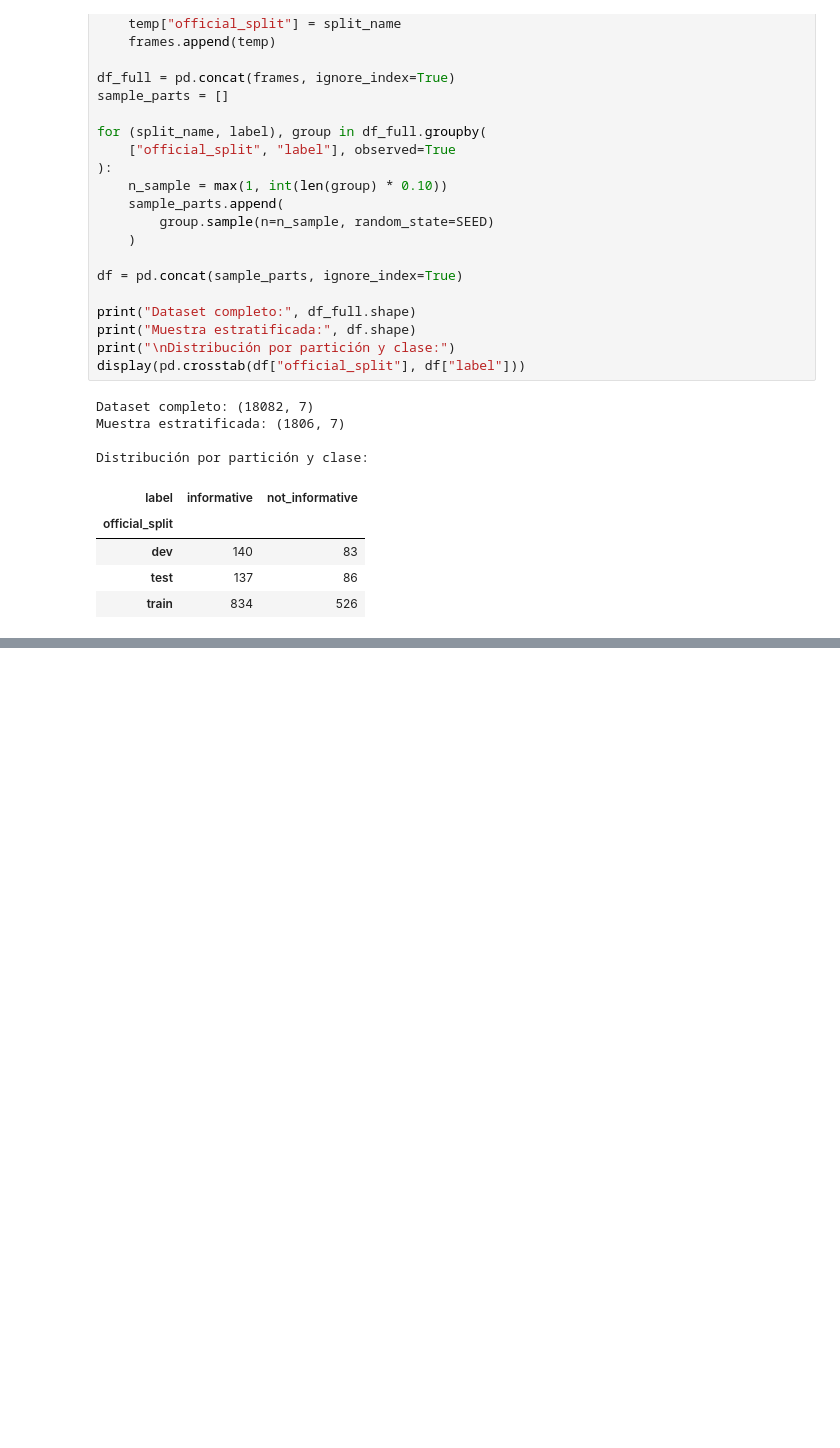
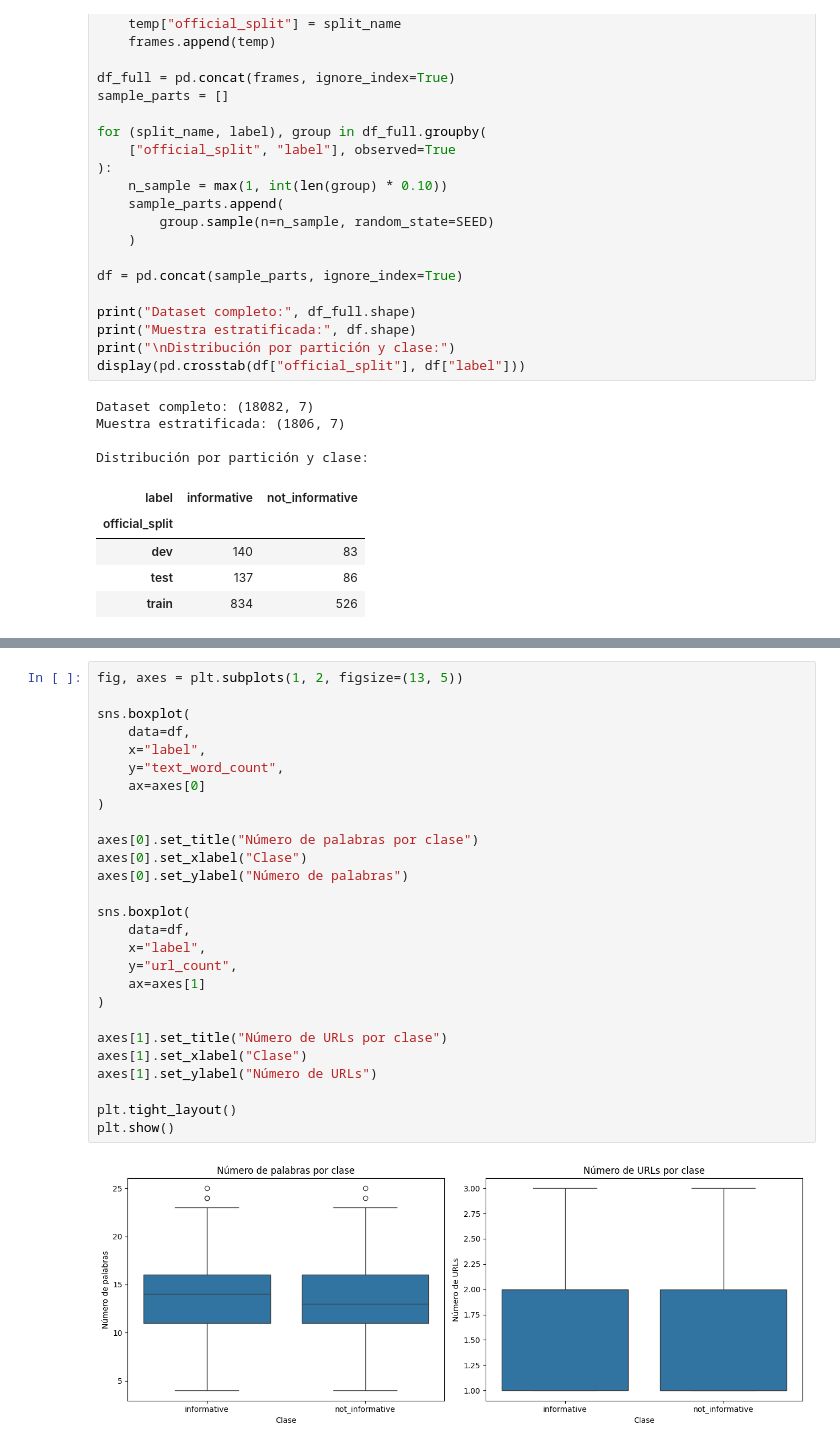
Before and after one commit to jessicamile94-star/crisis-mmd-multimodal-emergency-detection, a Jupyter notebook: CrisisMMD_Multimodal_Jessica_Ballesteros.ipynb, the cells around one changed output, grey strips where cells are left out. Cells and saved outputs as stored; diff of their text form; blank space fills up the shorter version.

```diff
--- a/CrisisMMD_Multimodal_Jessica_Ballesteros.ipynb
+++ b/CrisisMMD_Multimodal_Jessica_Ballesteros.ipynb
@@ -124,0 +348,29 @@ Distribución por partición y clase:
+# %%
+fig, axes = plt.subplots(1, 2, figsize=(13, 5))
+
+sns.boxplot(
+    data=df,
+    x="label",
+    y="text_word_count",
+    ax=axes[0]
+)
+
+axes[0].set_title("Número de palabras por clase")
+axes[0].set_xlabel("Clase")
+axes[0].set_ylabel("Número de palabras")
+
+sns.boxplot(
+    data=df,
+    x="label",
+    y="url_count",
+    ax=axes[1]
+)
+
+axes[1].set_title("Número de URLs por clase")
+axes[1].set_xlabel("Clase")
+axes[1].set_ylabel("Número de URLs")
+
+plt.tight_layout()
+plt.show()
+# %% [output]
+[figure, added]
```
Also changed, not shown: parts of 14 cells of this notebook.
